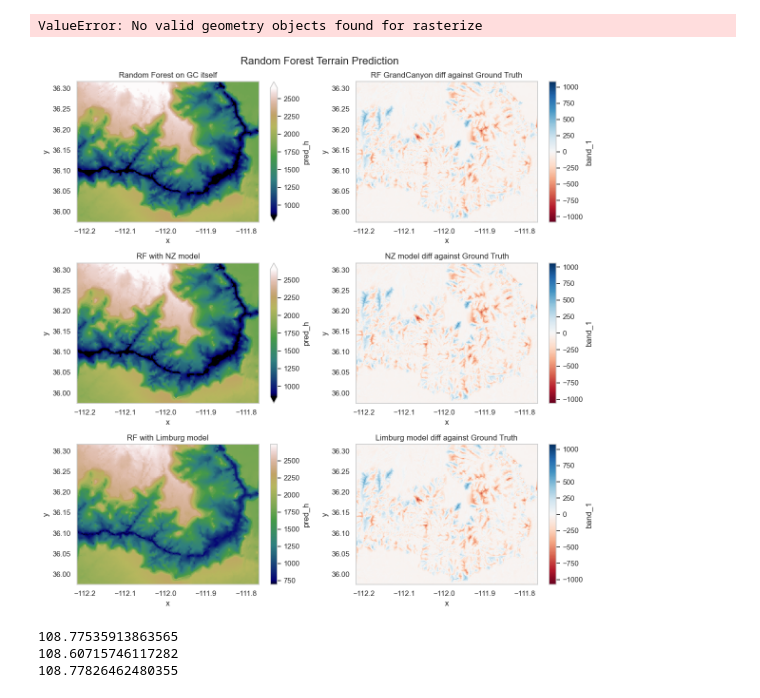
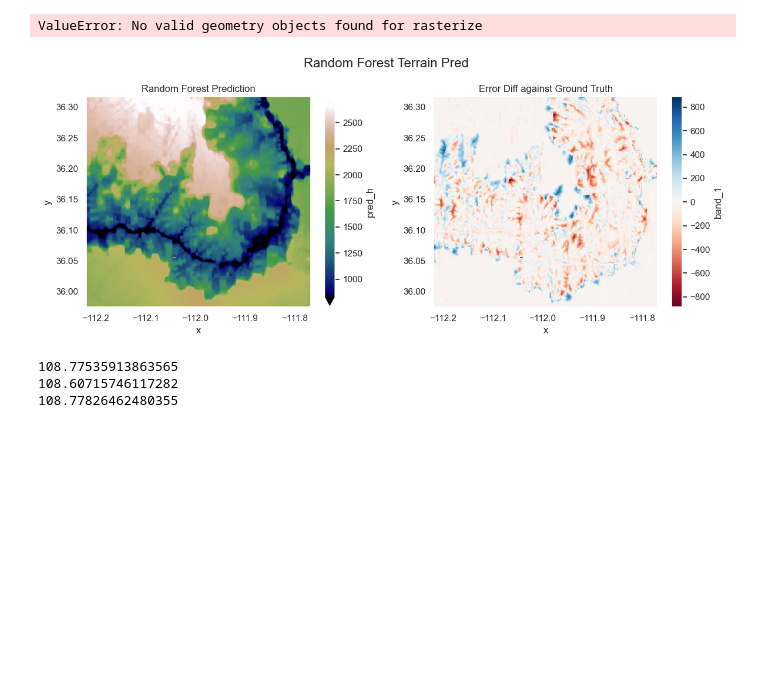
Before and after one commit to leowlk/RF_Terrain, a Jupyter notebook: notebooks/rf_analysis.ipynb, the cells around one changed output. Drawn from its saved outputs; the diff is of its cells as text; code cells hidden in the pictures; blank space fills up the shorter version.

```diff
--- a/notebooks/rf_analysis.ipynb
+++ b/notebooks/rf_analysis.ipynb
@@ -93,34 +121,48 @@ gc_modelGC.get_difference()
 # %%
 # gc_modelGC.difference.band_1.plot(cmap='RdBu', robust=True)
 # plt.scatter(x,y, s=0.1, alpha=0.1)
 # plt.show()
 
-fig, axes = plt.subplots(nrows=3, ncols=2, figsize=(12, 12))
+# fig, axes = plt.subplots(nrows=3, ncols=2, figsize=(12, 12))
 
-gc_modelGC.test_data.band_1.plot(cmap='gist_earth', robust=True, ax=axes[0,0])
-axes[0,0].set_title('Random Forest on GC itself')
+# gc_modelGC.test_data.band_1.plot(cmap='gist_earth', robust=True, ax=axes[0,0])
+# axes[0,0].set_title('Random Forest on GC itself')
 
-gc_modelGC.difference.band_1.plot(cmap='RdBu', ax=axes[0,1])
-axes[0,1].set_title('RF GrandCanyon diff against Ground Truth')
+# gc_modelGC.difference.band_1.plot(cmap='RdBu', ax=axes[0,1])
+# axes[0,1].set_title('RF GrandCanyon diff against Ground Truth')
 
-gc_modelNZ.test_data.band_1.plot(cmap='gist_earth', robust=True, ax=axes[1,0])
-axes[1,0].set_title('RF with NZ model')
+# gc_modelNZ.test_data.band_1.plot(cmap='gist_earth', robust=True, ax=axes[1,0])
+# axes[1,0].set_title('RF with NZ model')
 
-gc_modelNZ.difference.band_1.plot(cmap='RdBu', ax=axes[1,1])
-axes[1,1].set_title('NZ model diff against Ground Truth')
+# gc_modelNZ.difference.band_1.plot(cmap='RdBu', ax=axes[1,1])
+# axes[1,1].set_title('NZ model diff against Ground Truth')
 
-gc_modelNL.test_data.band_1.plot(cmap='gist_earth', ax=axes[2,0])
-axes[2,0].set_title('RF with Limburg model')
+# gc_modelNL.test_data.band_1.plot(cmap='gist_earth', ax=axes[2,0])
+# axes[2,0].set_title('RF with Limburg model')
 
-gc_modelNL.difference.band_1.plot(cmap='RdBu', ax=axes[2,1])
-axes[2,1].set_title('Limburg model diff against Ground Truth')
+# gc_modelNL.difference.band_1.plot(cmap='RdBu', ax=axes[2,1])
+# axes[2,1].set_title('Limburg model diff against Ground Truth')
+
+# # Adjust space between subplots
+# plt.suptitle("Random Forest Terrain Prediction", fontsize=16)
+# plt.tight_layout()
+# plt.show()
+
+
+fig, axes = plt.subplots(nrows=1, ncols=2, figsize=(12, 5))
+
+gc_modelGC.test_data.band_1.plot(cmap='gist_earth', robust=True, ax=axes[0])
+axes[0].set_title('Random Forest Prediction')
+
+gc_modelGC.difference.band_1.plot(cmap='RdBu', ax=axes[1])
+axes[1].set_title('Error Diff against Ground Truth')
 
 # Adjust space between subplots
-plt.suptitle("Random Forest Terrain Prediction", fontsize=16)
+plt.suptitle("Random Forest Terrain Pred", fontsize=16)
 plt.tight_layout()
 plt.show()
 # %% [output]
-[figure, old version]
+[figure, new version]
 # %%
 # gc_modelGC.difference.band_1.plot(cmap='RdBu', robust=True)
 # plt.scatter(x,y, s=0.1, alpha=0.1)
```
Also changed, not shown: parts of 2 cells of this notebook, 12 other files.
